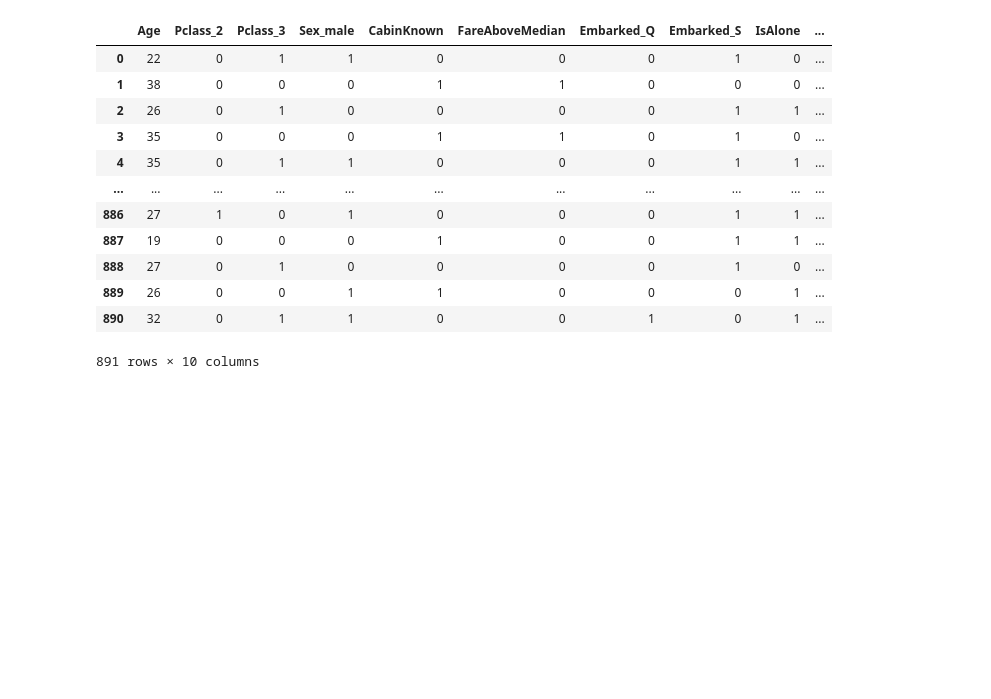
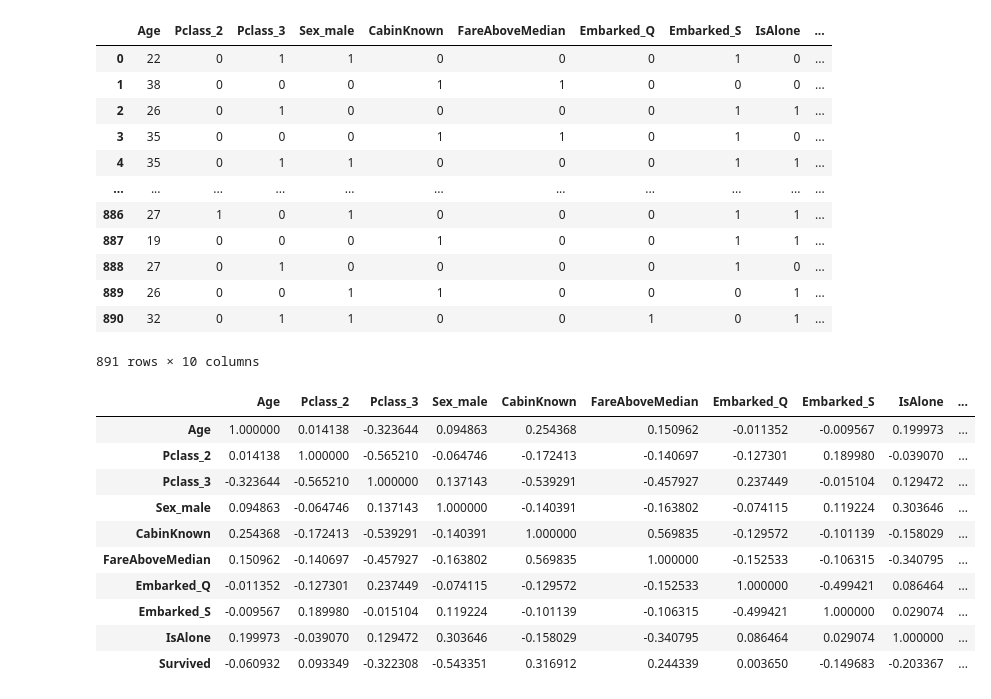
Before and after one commit to fernanda8371/titanic-ml-project, a Jupyter notebook: notebooks/02_Preprocessing.ipynb, the cells around one changed output. Cells and saved outputs as stored; diff of their text form; code cells hidden in the pictures; blank space fills up the shorter version.

```diff
--- a/notebooks/02_Preprocessing.ipynb
+++ b/notebooks/02_Preprocessing.ipynb
@@ -633,5 +633,19 @@ df_
 | 889 | 26 | 0 | 0 | 1 | 1 | 0 | 0 | 0 | 1 | ... |
 | 890 | 32 | 0 | 1 | 1 | 0 | 0 | 1 | 0 | 1 | ... |
 891 rows × 10 columns
+# %%
+df_.corr()
+# %% [output]
+|  | Age | Pclass_2 | Pclass_3 | Sex_male | CabinKnown | FareAboveMedian | Embarked_Q | Embarked_S | IsAlone | ... |
+| Age | 1.000000 | 0.014138 | -0.323644 | 0.094863 | 0.254368 | 0.150962 | -0.011352 | -0.009567 | 0.199973 | ... |
+| Pclass_2 | 0.014138 | 1.000000 | -0.565210 | -0.064746 | -0.172413 | -0.140697 | -0.127301 | 0.189980 | -0.039070 | ... |
+| Pclass_3 | -0.323644 | -0.565210 | 1.000000 | 0.137143 | -0.539291 | -0.457927 | 0.237449 | -0.015104 | 0.129472 | ... |
+| Sex_male | 0.094863 | -0.064746 | 0.137143 | 1.000000 | -0.140391 | -0.163802 | -0.074115 | 0.119224 | 0.303646 | ... |
+| CabinKnown | 0.254368 | -0.172413 | -0.539291 | -0.140391 | 1.000000 | 0.569835 | -0.129572 | -0.101139 | -0.158029 | ... |
+| FareAboveMedian | 0.150962 | -0.140697 | -0.457927 | -0.163802 | 0.569835 | 1.000000 | -0.152533 | -0.106315 | -0.340795 | ... |
+| Embarked_Q | -0.011352 | -0.127301 | 0.237449 | -0.074115 | -0.129572 | -0.152533 | 1.000000 | -0.499421 | 0.086464 | ... |
+| Embarked_S | -0.009567 | 0.189980 | -0.015104 | 0.119224 | -0.101139 | -0.106315 | -0.499421 | 1.000000 | 0.029074 | ... |
+| IsAlone | 0.199973 | -0.039070 | 0.129472 | 0.303646 | -0.158029 | -0.340795 | 0.086464 | 0.029074 | 1.000000 | ... |
+| Survived | -0.060932 | 0.093349 | -0.322308 | -0.543351 | 0.316912 | 0.244339 | 0.003650 | -0.149683 | -0.203367 | ... |
 # %%
 df_.to_csv(r"..\data\processed.csv", index=False)
```
Also changed, not shown: parts of 4 cells of this notebook, 2 other files.
